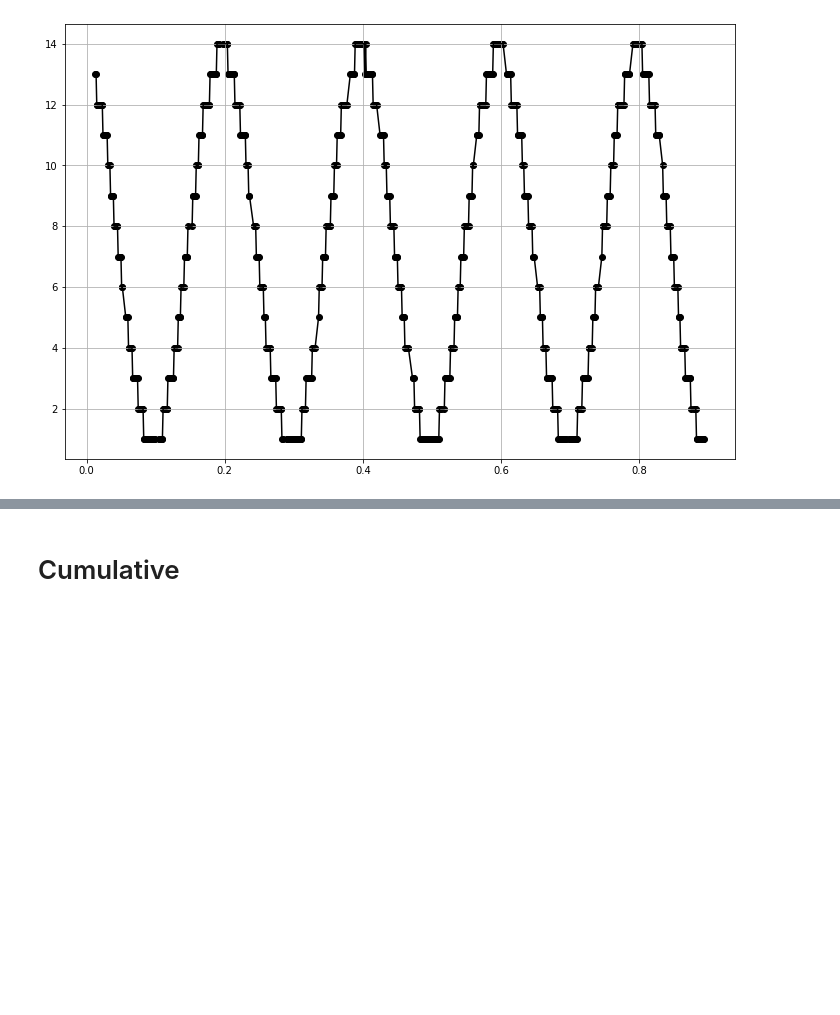
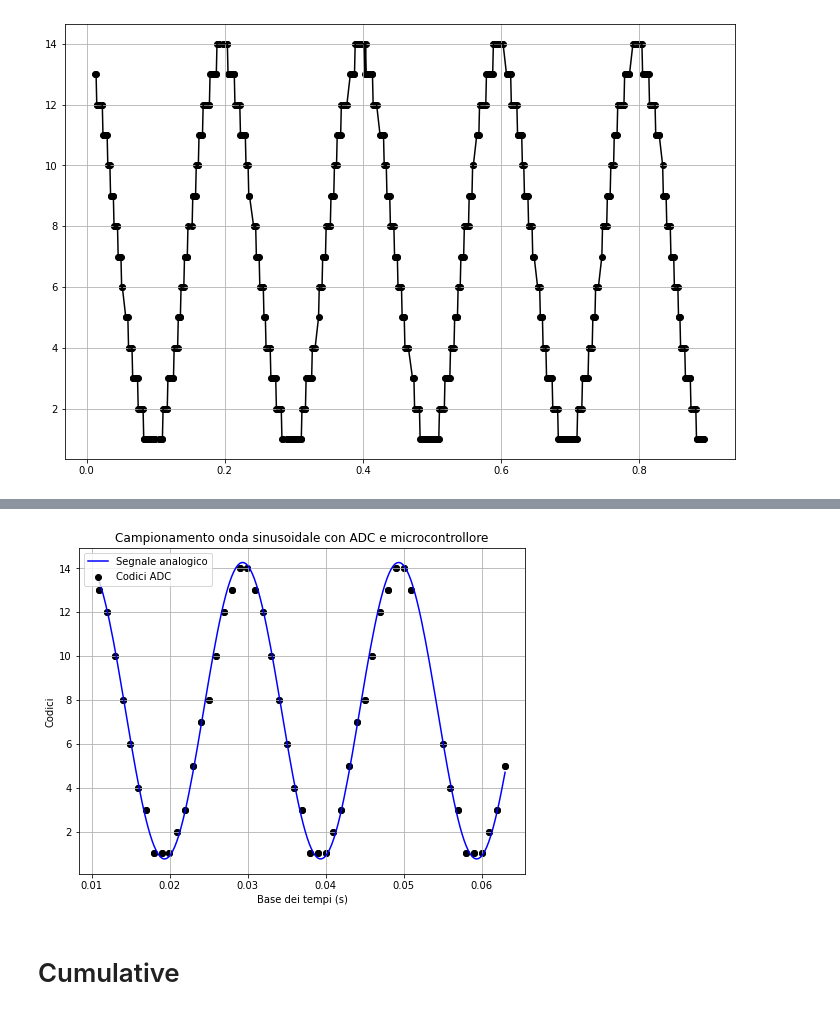
Before and after one commit to valeriopagliarino/Electronics-2021-UNITO-Public, a Jupyter notebook: analysis/nyquist-mcu.ipynb, the cells around one changed output, grey strips where cells are left out. Drawn from its saved outputs; the diff is of its cells as text; code cells hidden in the pictures; blank space fills up the shorter version.

```diff
--- a/analysis/nyquist-mcu.ipynb
+++ b/analysis/nyquist-mcu.ipynb
@@ -34,3 +60,28 @@ Intervallo di campionamento =  -0.0010000000000000009  secondi
+# %%
+name = 31
+file = pd.read_csv(f"../data-source/4-11-21/S{name}.csv")
+
+start = 0
+end   = 50
+
+data = file.to_numpy().transpose()
+fig, ax = plt.subplots(figsize=(8,6))
+
+xdata = data[0][start:end]
+ydata = data[1][start:end]
+
+xinterp = np.linspace(xdata[0], xdata[-1], 200)
+ax.plot(xinterp, ((np.sin((xinterp) * 2* np.pi * 50 + 30.05) + 1) / 2) * (max(ydata) - min(ydata) + 0.5) + min(ydata) - 0.25, color = "blue", label = "Segnale analogico")
+ax.scatter(xdata, ydata, color = "black", label = "Codici ADC")
+ax.set(xlabel = "Base dei tempi (s)", ylabel = "Codici", title = "Campionamento onda sinusoidale con ADC e microcontrollore")
+ax.scatter(data[0][start:end], data[1][start:end], color = "black")
+ax.grid()
+ax.legend()
+#print("Intervallo di campionamento = ", data[0][0] - data[0][1], " secondi")
+
+plt.savefig("mcu_sine.pdf")
+# %% [output]
+[figure, added]
 # %%
 def func(x, f, p, A, O):
     return A * np.sin(f * 2 * np.pi * x + p) + O
```
Also changed, not shown: parts of 2 cells of this notebook, 4 other files.
